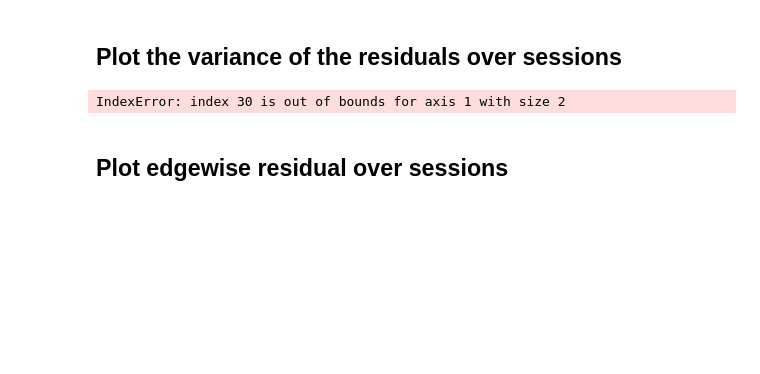
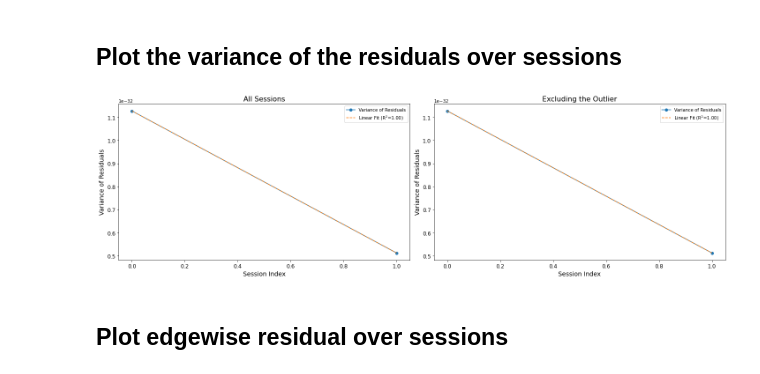
Before and after one commit to oesteban/hcph-sops, a Jupyter notebook: docs/analysis/fmri-variability.ipynb, the cells around one changed output. Cells and saved outputs as stored; diff of their text form; code cells hidden in the pictures; blank space fills up the shorter version.

```diff
--- a/docs/analysis/fmri-variability.ipynb
+++ b/docs/analysis/fmri-variability.ipynb
@@ -241,30 +266,31 @@ def plot_res_variance(residuals, groupedby=False, min_res_var=0, max_res_var=100
     return min_res_var, max_res_var
 # %%
 # Exclude 30th column
-residuals_wo_outlier = np.delete(residuals, 30, axis=1)
+#residuals_wo_outlier = np.delete(residuals, 30, axis=1)
 
 plt.figure(figsize=(20, 6))
 
 # Plot with residuals
 plt.subplot(1, 2, 1)
 plot_res_variance(residuals)
 plt.xlabel('Session Index', fontsize=14)
 plt.ylabel('Variance of Residuals', fontsize=14)
 plt.title('All Sessions', fontsize=16)
 #plt.ylim(0.06, 0.24)
 
 # Plot with residuals_wo_outlier
 plt.subplot(1, 2, 2)
-plot_res_variance(residuals_wo_outlier)
+#plot_res_variance(residuals_wo_outlier)
+plot_res_variance(residuals)
 plt.xlabel('Session Index', fontsize=14)
 plt.ylabel('Variance of Residuals', fontsize=14)
 plt.title('Excluding the Outlier', fontsize=16)
 #plt.ylim(0.06, 0.24)
 
 plt.tight_layout()
 plt.show()
 # %% [output]
-IndexError: index 30 is out of bounds for axis 1 with size 2
+[figure, added]
 # %% [markdown]
 ## Plot edgewise residual over sessions
 # %%
```
Also changed, not shown: parts of 19 cells of this notebook, 1 other file.
